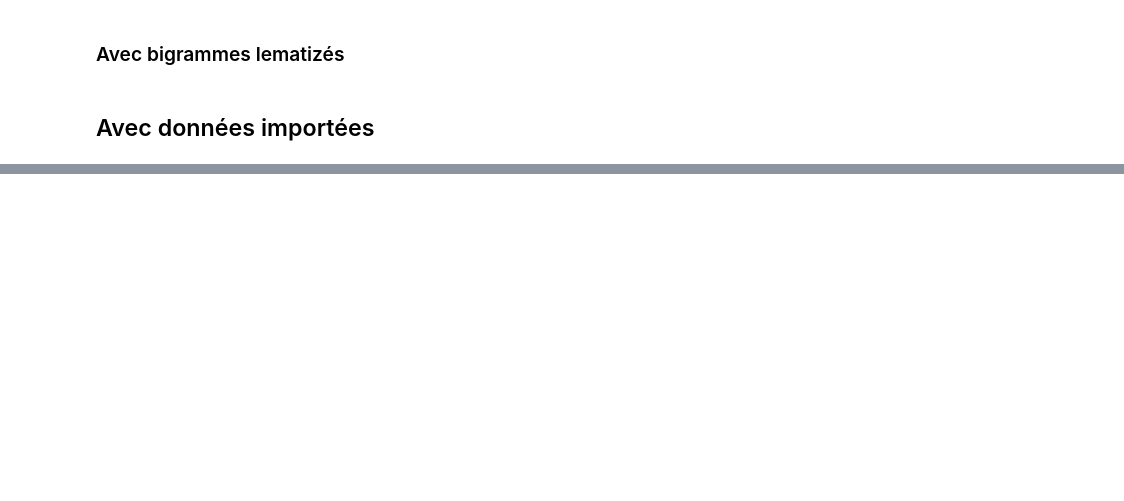
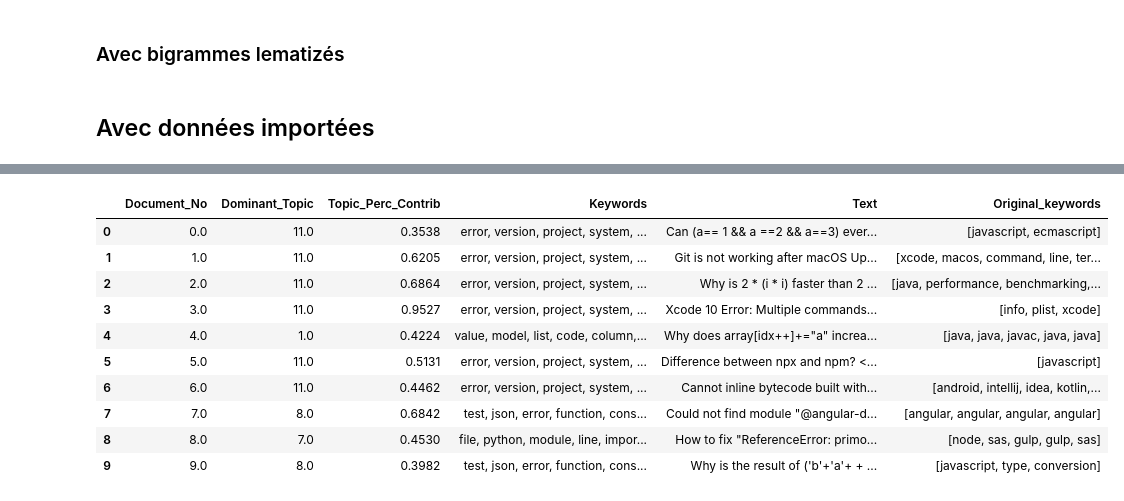
Before and after one commit to cedricsoares/openclassrooms-categoriser-automatiquement-des-questions, a Jupyter notebook: P5_01_notebooksnonsupervise.ipynb, the cells around one changed output, grey strips where cells are left out. Drawn from its saved outputs; the diff is of its cells as text; code cells hidden in the pictures; blank space fills up the shorter version.

```diff
--- a/P5_01_notebooksnonsupervise.ipynb
+++ b/P5_01_notebooksnonsupervise.ipynb
@@ -259,0 +277,6 @@ for m, cv in zip(x, coherence_values):
+# %%
+%%time
+from pprint import pprint
+optimal_model = model_list[12]
+model_topics = optimal_model.show_topics(formatted=False)
+pprint(optimal_model.print_topics(num_words=10))
@@ -259,0 +301,14 @@ for m, cv in zip(x, coherence_values):
+# %%
+%%time
+original_posts = data['Post'].to_list()
+original_cleaned_keywords = data['splitted_tags']
+df_topic_sents_keywords = format_topics_sentences(ldamodel=optimal_model, corpus=bow_corpus, texts=original_posts)
+
+# Format
+df_dominant_topic = df_topic_sents_keywords.reset_index()
+df_dominant_topic = pd.concat([df_dominant_topic, original_cleaned_keywords], axis=1)
+df_dominant_topic.columns = ['Document_No', 'Dominant_Topic', 'Topic_Perc_Contrib', 'Keywords', 'Text', 'Original_keywords']
+
+# Show
+df_dominant_topic.head(10)
+# %% [output]
@@ -259,0 +317,11 @@ for m, cv in zip(x, coherence_values):
+|  | Document_No | Dominant_Topic | Topic_Perc_Contrib | Keywords | Text | Original_keywords |
+| 0 | 0.0 | 11.0 | 0.3538 | error, version, project, system, ... | Can (a== 1 && a ==2 && a==3) ever... | [javascript, ecmascript] |
+| 1 | 1.0 | 11.0 | 0.6205 | error, version, project, system, ... | Git is not working after macOS Up... | [xcode, macos, command, line, ter... |
+| 2 | 2.0 | 11.0 | 0.6864 | error, version, project, system, ... | Why is 2 * (i * i) faster than 2 ... | [java, performance, benchmarking,... |
+| 3 | 3.0 | 11.0 | 0.9527 | error, version, project, system, ... | Xcode 10 Error: Multiple commands... | [info, plist, xcode] |
+| 4 | 4.0 | 1.0 | 0.4224 | value, model, list, code, column,... | Why does array[idx++]+="a" increa... | [java, java, javac, java, java] |
+| 5 | 5.0 | 11.0 | 0.5131 | error, version, project, system, ... | Difference between npx and npm? <... | [javascript] |
+| 6 | 6.0 | 11.0 | 0.4462 | error, version, project, system, ... | Cannot inline bytecode built with... | [android, intellij, idea, kotlin,... |
+| 7 | 7.0 | 8.0 | 0.6842 | test, json, error, function, cons... | Could not find module "@angular-d... | [angular, angular, angular, angular] |
+| 8 | 8.0 | 7.0 | 0.4530 | file, python, module, line, impor... | How to fix "ReferenceError: primo... | [node, sas, gulp, gulp, sas] |
+| 9 | 9.0 | 8.0 | 0.3982 | test, json, error, function, cons... | Why is the result of ('b'+'a'+ + ... | [javascript, type, conversion] |
```
Also changed, not shown: parts of 28 cells of this notebook, 2 other files.
